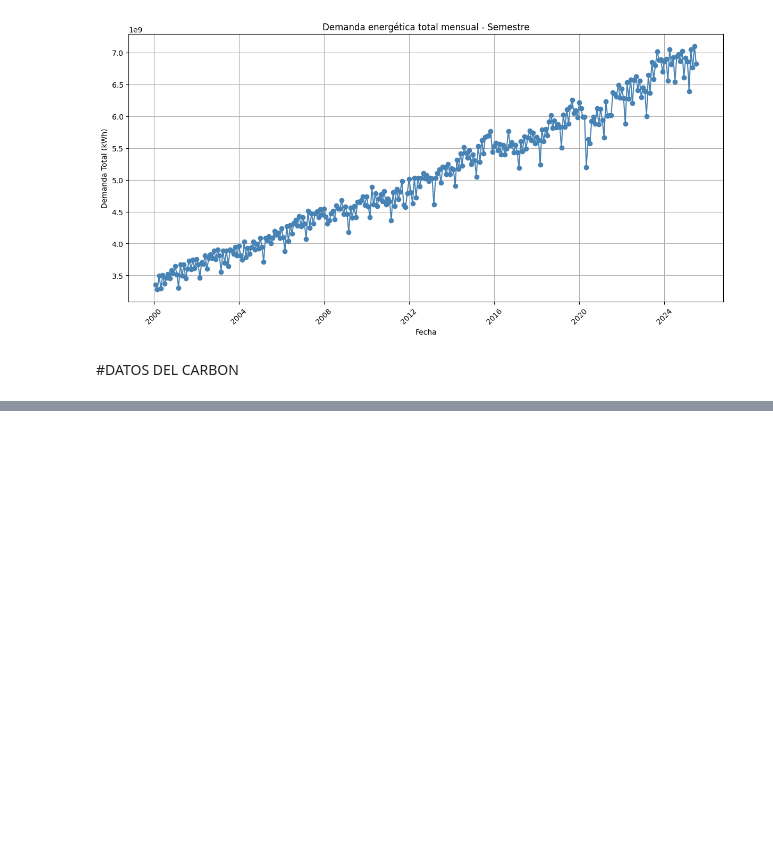
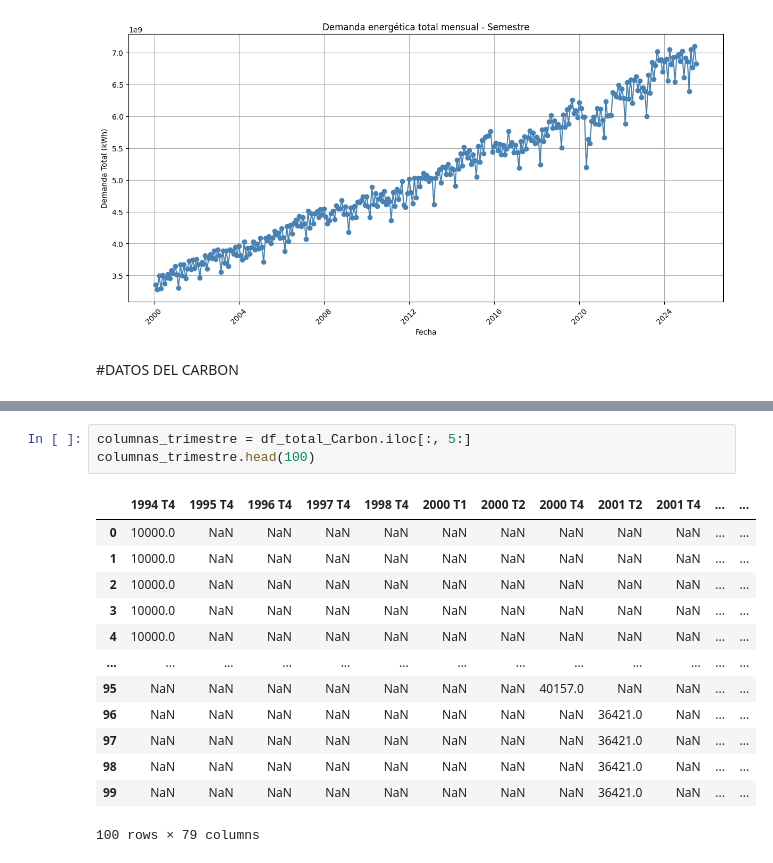
Before and after one commit to DarkSpartan345/Ciencia-de-datos-Energeticos, a Jupyter notebook: DemandaEnergetica/Demanda Energetica.ipynb, the cells around one changed output, grey strips where cells are left out. Saved outputs shown, nothing was run; the diff lists cells and outputs as text; blank space fills up the shorter version.

```diff
--- a/DemandaEnergetica/Demanda Energetica.ipynb
+++ b/DemandaEnergetica/Demanda Energetica.ipynb
@@ -156 +159,18 @@ df_total_Carbon.head(100)
 100 rows × 84 columns
+# %%
+columnas_trimestre = df_total_Carbon.iloc[:, 5:]
+columnas_trimestre.head(100)
+# %% [output]
+|  | 1994 T4 | 1995 T4 | 1996 T4 | 1997 T4 | 1998 T4 | 2000 T1 | 2000 T2 | 2000 T4 | 2001 T2 | 2001 T4 | ... | ... |
+| 0 | 10000.0 | NaN | NaN | NaN | NaN | NaN | NaN | NaN | NaN | NaN | ... | ... |
+| 1 | 10000.0 | NaN | NaN | NaN | NaN | NaN | NaN | NaN | NaN | NaN | ... | ... |
+| 2 | 10000.0 | NaN | NaN | NaN | NaN | NaN | NaN | NaN | NaN | NaN | ... | ... |
+| 3 | 10000.0 | NaN | NaN | NaN | NaN | NaN | NaN | NaN | NaN | NaN | ... | ... |
+| 4 | 10000.0 | NaN | NaN | NaN | NaN | NaN | NaN | NaN | NaN | NaN | ... | ... |
+| ... | ... | ... | ... | ... | ... | ... | ... | ... | ... | ... | ... | ... |
+| 95 | NaN | NaN | NaN | NaN | NaN | NaN | NaN | 40157.0 | NaN | NaN | ... | ... |
+| 96 | NaN | NaN | NaN | NaN | NaN | NaN | NaN | NaN | 36421.0 | NaN | ... | ... |
+| 97 | NaN | NaN | NaN | NaN | NaN | NaN | NaN | NaN | 36421.0 | NaN | ... | ... |
+| 98 | NaN | NaN | NaN | NaN | NaN | NaN | NaN | NaN | 36421.0 | NaN | ... | ... |
+| 99 | NaN | NaN | NaN | NaN | NaN | NaN | NaN | NaN | 36421.0 | NaN | ... | ... |
+100 rows × 79 columns
```
Also changed, not shown: parts of 5 cells of this notebook.
